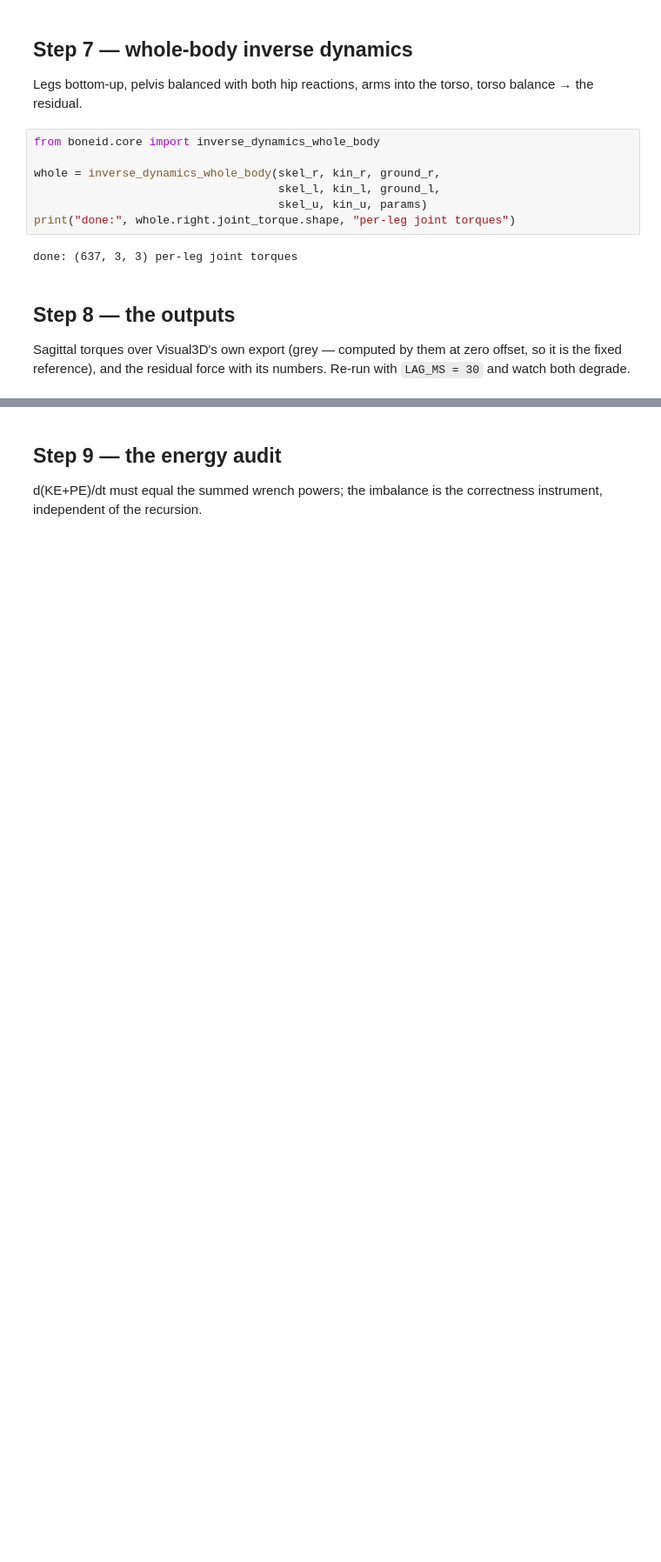
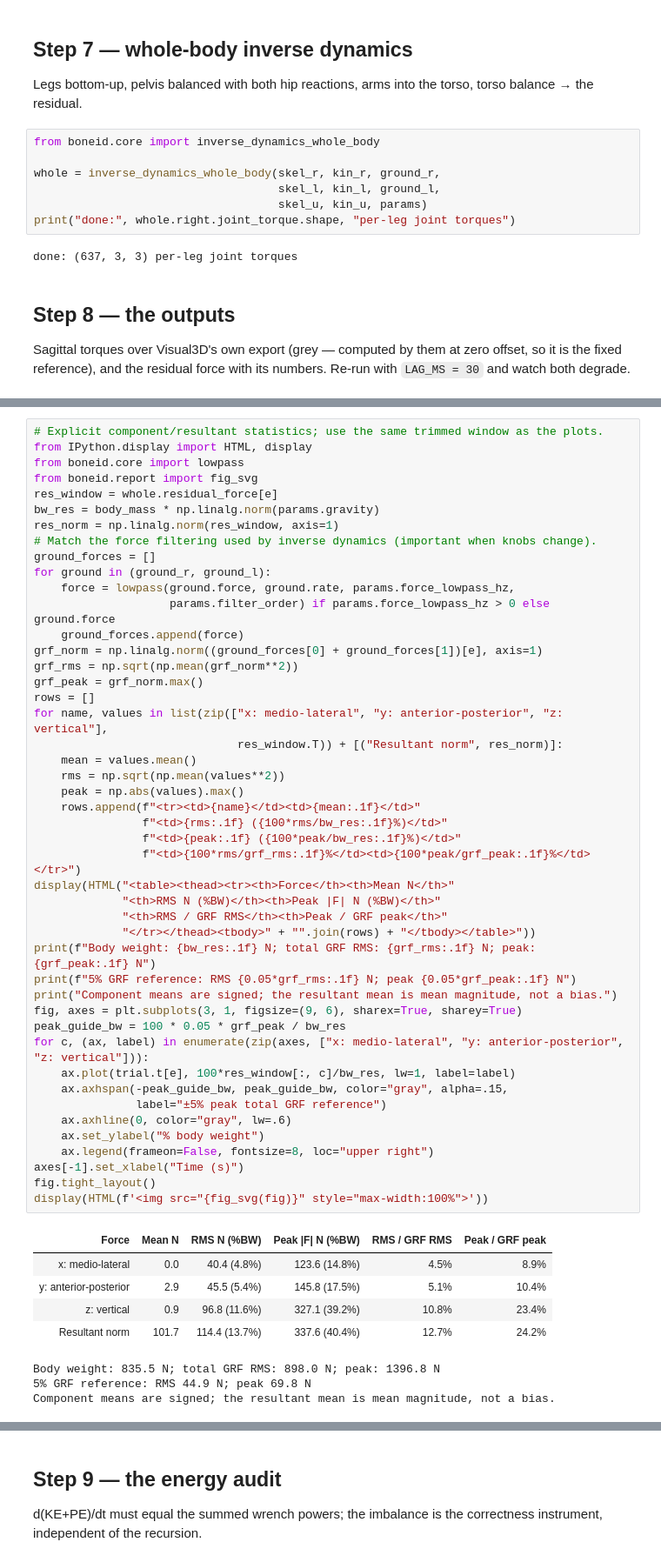
Before and after one commit to jeremydwong/bonelab_inverse_dynamics, a Jupyter notebook: notebooks/p1_playground.ipynb, the cells around one changed output, grey strips where cells are left out. Shown at 87% size. Drawn from its saved outputs; the diff is of its cells as text; blank space fills up the shorter version.

Commit message:
Explain P1 residual magnitudes and refresh presentation notebooks

```diff
--- a/notebooks/p1_playground.ipynb
+++ b/notebooks/p1_playground.ipynb
@@ -228,0 +267,55 @@ mean |F_res| = 102 N, peak |F| = 327 N
+# %%
+# Explicit component/resultant statistics; use the same trimmed window as the plots.
+from IPython.display import HTML, display
+from boneid.core import lowpass
+from boneid.report import fig_svg
+res_window = whole.residual_force[e]
+bw_res = body_mass * np.linalg.norm(params.gravity)
+res_norm = np.linalg.norm(res_window, axis=1)
+# Match the force filtering used by inverse dynamics (important when knobs change).
+ground_forces = []
+for ground in (ground_r, ground_l):
+    force = lowpass(ground.force, ground.rate, params.force_lowpass_hz,
+                    params.filter_order) if params.force_lowpass_hz > 0 else ground.force
+    ground_forces.append(force)
+grf_norm = np.linalg.norm((ground_forces[0] + ground_forces[1])[e], axis=1)
+grf_rms = np.sqrt(np.mean(grf_norm**2))
+grf_peak = grf_norm.max()
+rows = []
+for name, values in list(zip(["x: medio-lateral", "y: anterior-posterior", "z: vertical"],
+                              res_window.T)) + [("Resultant norm", res_norm)]:
+    mean = values.mean()
+    rms = np.sqrt(np.mean(values**2))
+    peak = np.abs(values).max()
+    rows.append(f"<tr><td>{name}</td><td>{mean:.1f}</td>"
+                f"<td>{rms:.1f} ({100*rms/bw_res:.1f}%)</td>"
+                f"<td>{peak:.1f} ({100*peak/bw_res:.1f}%)</td>"
+                f"<td>{100*rms/grf_rms:.1f}%</td><td>{100*peak/grf_peak:.1f}%</td></tr>")
+display(HTML("<table><thead><tr><th>Force</th><th>Mean N</th>"
+             "<th>RMS N (%BW)</th><th>Peak |F| N (%BW)</th>"
+             "<th>RMS / GRF RMS</th><th>Peak / GRF peak</th>"
+             "</tr></thead><tbody>" + "".join(rows) + "</tbody></table>"))
+print(f"Body weight: {bw_res:.1f} N; total GRF RMS: {grf_rms:.1f} N; peak: {grf_peak:.1f} N")
+print(f"5% GRF reference: RMS {0.05*grf_rms:.1f} N; peak {0.05*grf_peak:.1f} N")
+print("Component means are signed; the resultant mean is mean magnitude, not a bias.")
+fig, axes = plt.subplots(3, 1, figsize=(9, 6), sharex=True, sharey=True)
+peak_guide_bw = 100 * 0.05 * grf_peak / bw_res
+for c, (ax, label) in enumerate(zip(axes, ["x: medio-lateral", "y: anterior-posterior", "z: vertical"])):
+    ax.plot(trial.t[e], 100*res_window[:, c]/bw_res, lw=1, label=label)
+    ax.axhspan(-peak_guide_bw, peak_guide_bw, color="gray", alpha=.15,
+               label="±5% peak total GRF reference")
+    ax.axhline(0, color="gray", lw=.6)
+    ax.set_ylabel("% body weight")
+    ax.legend(frameon=False, fontsize=8, loc="upper right")
+axes[-1].set_xlabel("Time (s)")
+fig.tight_layout()
+display(HTML(f'<img src="{fig_svg(fig)}" style="max-width:100%">'))
+# %% [output]
+| Force | Mean N | RMS N (%BW) | Peak |F| N (%BW) | RMS / GRF RMS | Peak / GRF peak |
+| x: medio-lateral | 0.0 | 40.4 (4.8%) | 123.6 (14.8%) | 4.5% | 8.9% |
+| y: anterior-posterior | 2.9 | 45.5 (5.4%) | 145.8 (17.5%) | 5.1% | 10.4% |
+| z: vertical | 0.9 | 96.8 (11.6%) | 327.1 (39.2%) | 10.8% | 23.4% |
+| Resultant norm | 101.7 | 114.4 (13.7%) | 337.6 (40.4%) | 12.7% | 24.2% |
+Body weight: 835.5 N; total GRF RMS: 898.0 N; peak: 1396.8 N
+5% GRF reference: RMS 44.9 N; peak 69.8 N
+Component means are signed; the resultant mean is mean magnitude, not a bias.
```
Also changed, not shown: parts of 9 cells of this notebook, 1 other file.
